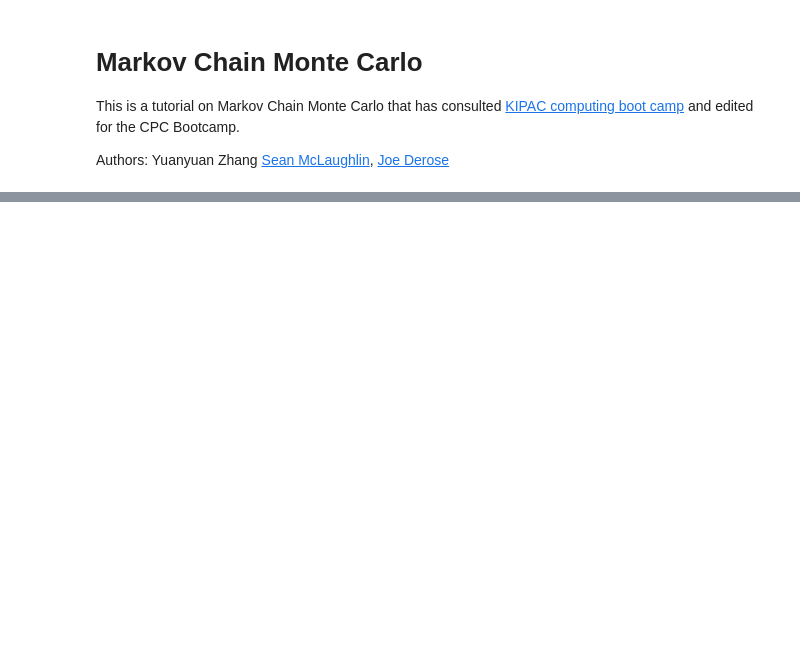
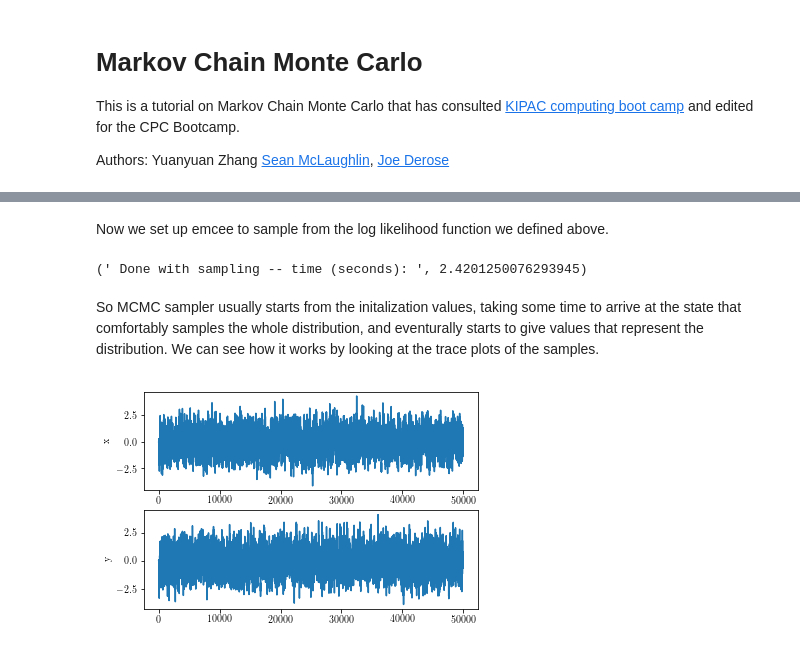
Before and after one commit to fnal-cpc/bootcamp, a Jupyter notebook: mcmc.ipynb, the cells around one changed output, grey strips where cells are left out. Cells and saved outputs as stored; diff of their text form; code cells hidden in the pictures; blank space fills up the shorter version.

```diff
--- a/mcmc.ipynb
+++ b/mcmc.ipynb
@@ -230,0 +41,49 @@ Find a good fit to the nonlinear data using minimize. You may want to try using
+# %%
+import emcee
+import numpy as np
+import time
+
+
+def ln_like(theta, mu_x, mu_y, rho, sig_x, sig_y):
+        x, y =theta
+        lp=-np.inf
+        lp=  -0.5/(1-rho**2)* ((x - mu_x)**2/sig_x**2 + (y - mu_y)**2/sig_y**2  - 2.0 * rho * (x-mu_x)* (y-mu_y)/sig_x/sig_y)
+        return lp
+# %% [markdown]
+Now we set up emcee to sample from the log likelihood function we defined above.
+# %%
+ndim=2 # because we sample a 2-D distribution
+nwalkers=10 # Related to the emcee package. 10 is enough here. Consult emcee manual when setting up your own sampling process.
+
+mu_x = 0.0; mu_y = 0.0; rho = 0.5; sig_x = 1.0 ;sig_y = 1.0 # parameters specifiyin gthe 2D gaussian dist.
+sampler = emcee.EnsembleSampler(nwalkers, ndim, ln_like, args=(mu_x, mu_y, rho, sig_x, sig_y) )  # settin gup the emcee sampler
+
+
+t0 = time.time() # just for some extra fun, we are recording how much time the sampling takes.
+# emcee sampler needs to be "initiated", e.g., what (x, y) values to start on.
+# Consult the manual when setting up your own initialization values
+# here I am trying to give some bad guesses to give the sampler a harder time.
+p0=np.random.rand(ndim * nwalkers).reshape((nwalkers, ndim)) * 0.001
+
+# now let's start sampling
+nstep =5000 # this says that we want to sample nstep=10000 sets of (x,y) values
+pos, prob, state = sampler.run_mcmc(p0, nstep)
+samples = sampler.chain[:, :, :].reshape((-1, ndim)) # here is the sampled sets of (x, y) values.
+t1=time.time()
+print( ' Done with sampling -- time (seconds): ',t1-t0)
+# %% [output]
+(' Done with sampling -- time (seconds): ', 2.4201250076293945)
+# %% [markdown]
+So MCMC sampler usually starts from the initalization values, taking some time to arrive at the state that comfortably samples the whole distribution, and eventurally starts to give values that represent the distribution. We can see how it works by looking at the trace plots of the samples.
+# %%
+import matplotlib.pyplot as plt
+
+fig, axs = plt.subplots(2, 1)
+axs[0].plot(samples[:, 0])
+axs[0].set_ylabel('x')
+
+axs[1].plot(samples[:, 1])
+axs[1].set_ylabel('y')
+plt.show()
+# %% [output]
+[figure, added]
```
Also changed, not shown: parts of 56 cells of this notebook.
